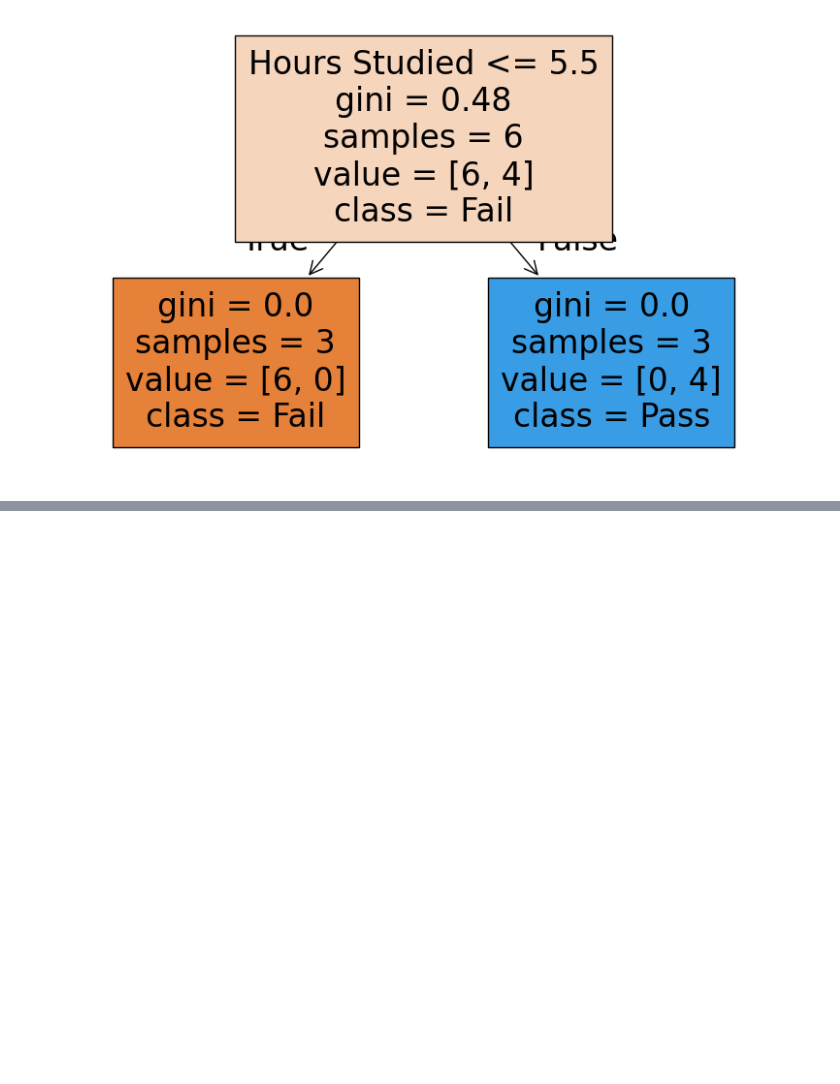
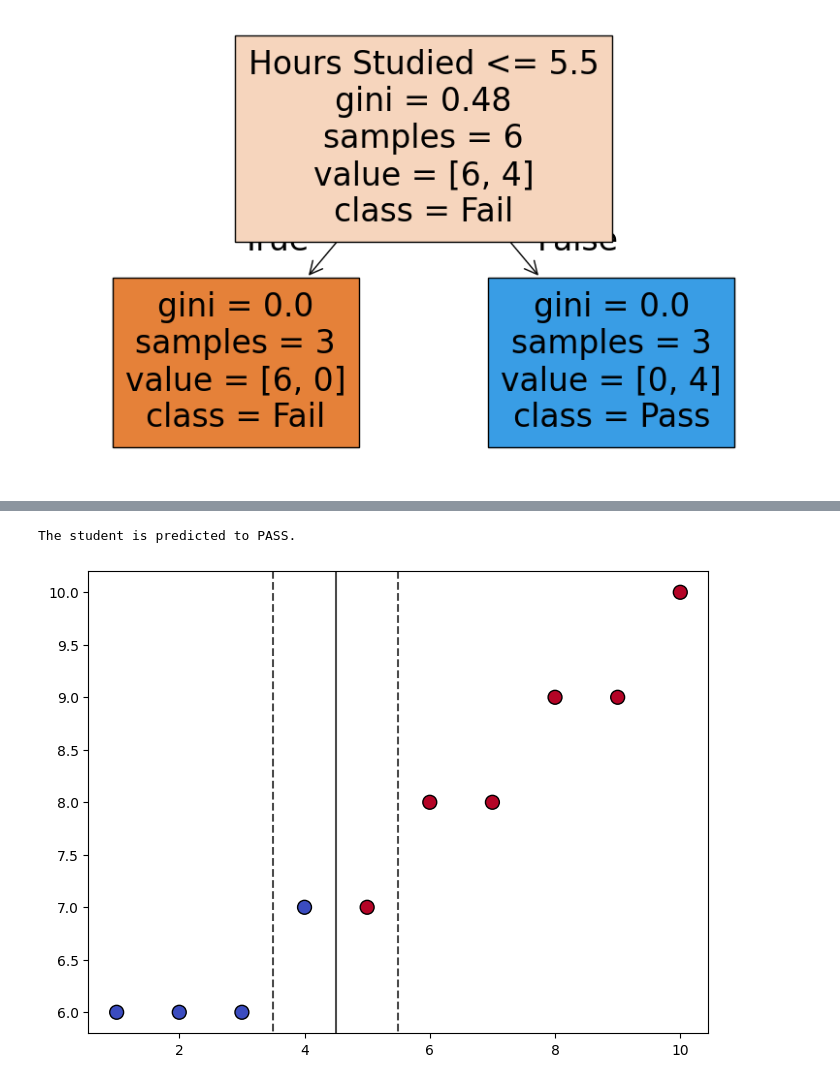
Before and after one commit to Django-Devloper/ML-algorithms, a Jupyter notebook: ML_Algorithms.ipynb, the cells around one changed output, grey strips where cells are left out. Saved outputs shown, nothing was run; the diff lists cells and outputs as text; code cells hidden in the pictures; blank space fills up the shorter version.

Commit message:
Support Vector Machine

```diff
--- a/ML_Algorithms.ipynb
+++ b/ML_Algorithms.ipynb
@@ -485,0 +512,53 @@ The student is predicted to PASS.
+# %%
+import numpy as np
+import matplotlib.pyplot as plt
+from sklearn.svm import SVC
+
+# 1️⃣ Data (Hours Studied, Sleep Hours vs Pass/Fail)
+X = np.array([
+    [1, 6],
+    [2, 6],
+    [3, 6],
+    [4, 7],
+    [5, 7],
+    [6, 8],
+    [7, 8],
+    [8, 9],
+    [9, 9],
+    [10, 10]
+])  # Features: Hours Studied, Sleep Hours
+
+y = np.array([0, 0, 0, 0, 1, 1, 1, 1, 1, 1])  # 0 = Fail, 1 = Pass
+
+# 2️⃣ Train Support Vector Machine Classifier
+model = SVC(kernel='linear')  # Linear kernel
+model.fit(X, y)
+
+# 3️⃣ Predict for New Data
+new_data = np.array([[7, 8]])  # Example: Student studied for 7 hours, slept for 8 hours
+prediction = model.predict(new_data)
+
+# 4️⃣ Output Prediction
+if prediction == 1:
+    print("The student is predicted to PASS.")
+else:
+    print("The student is predicted to FAIL.")
+
+# 5️⃣ Visualizing Decision Boundary
+plt.figure(figsize=(8, 6))
+plt.scatter(X[:, 0], X[:, 1], c=y, cmap='coolwarm', edgecolors='k', s=100)
+
+# Plot decision boundary
+ax = plt.gca()
+xlim = ax.get_xlim()
+ylim = ax.get_ylim()
+
+xx, yy = np.meshgrid(np.linspace(xlim[0], xlim[1], 100), np.linspace(ylim[0], ylim[1], 100))
+Z = model.decision_function(np.c_[xx.ravel(), yy.ravel()])
+Z = Z.reshape(xx.shape)
+
+plt.contour(xx, yy, Z, colors='k', levels=[-1, 0, 1], alpha=0.7, linestyles=['--', '-', '--'])
+plt.show()
+# %% [output]
+The student is predicted to PASS.
+[figure, added]
```
Also changed, not shown: parts of 1 cell of this notebook.
